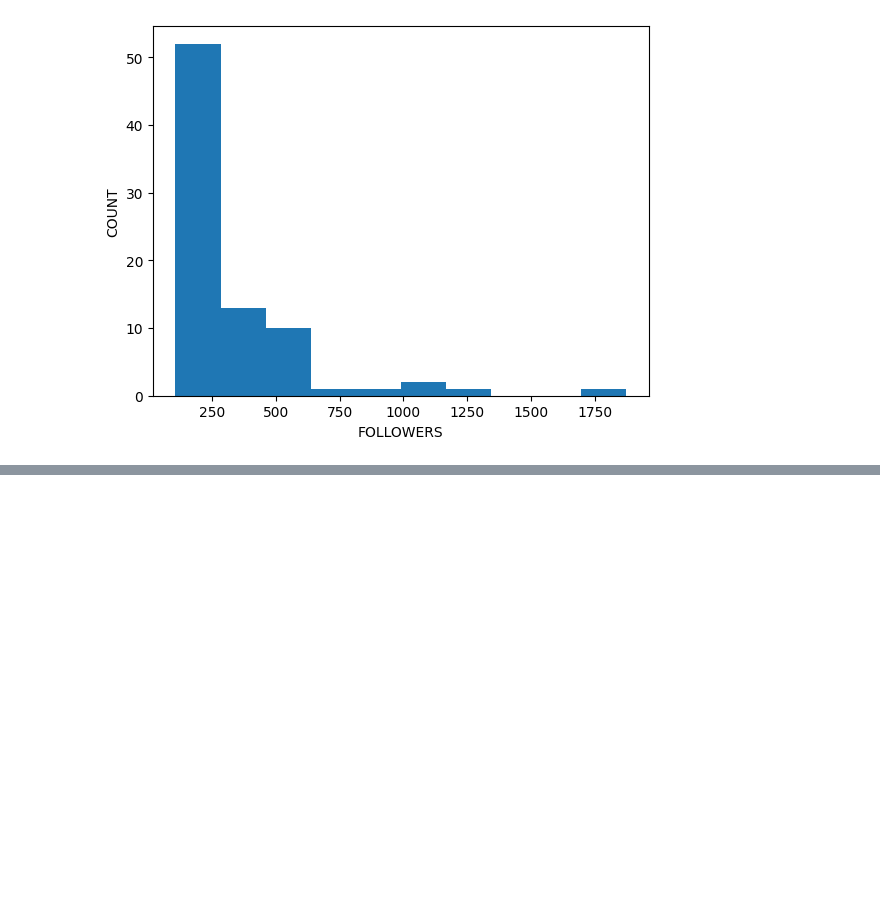
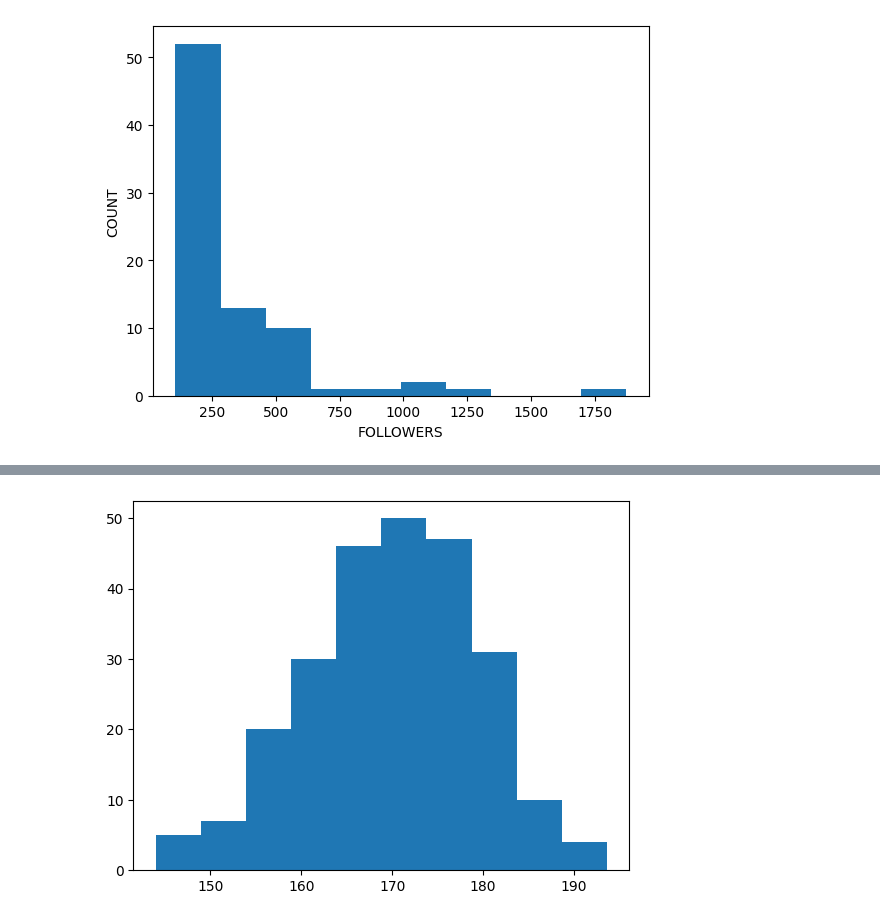
Before and after one commit to ryukirisame/justforsaving, a Jupyter notebook: datascienceassignment.ipynb, the cells around one changed output, grey strips where cells are left out. Saved outputs shown, nothing was run; the diff lists cells and outputs as text; code cells hidden in the pictures; blank space fills up the shorter version.

```diff
--- a/datascienceassignment.ipynb
+++ b/datascienceassignment.ipynb
@@ -208,0 +412,8 @@ plt.show()
+# %%
+# HISTOGRAM
+
+x = np.random.normal(170, 10, 250)
+plt.hist(x)
+plt.show()
+# %% [output]
+[figure, added]
```
Also changed, not shown: parts of 52 cells of this notebook.
